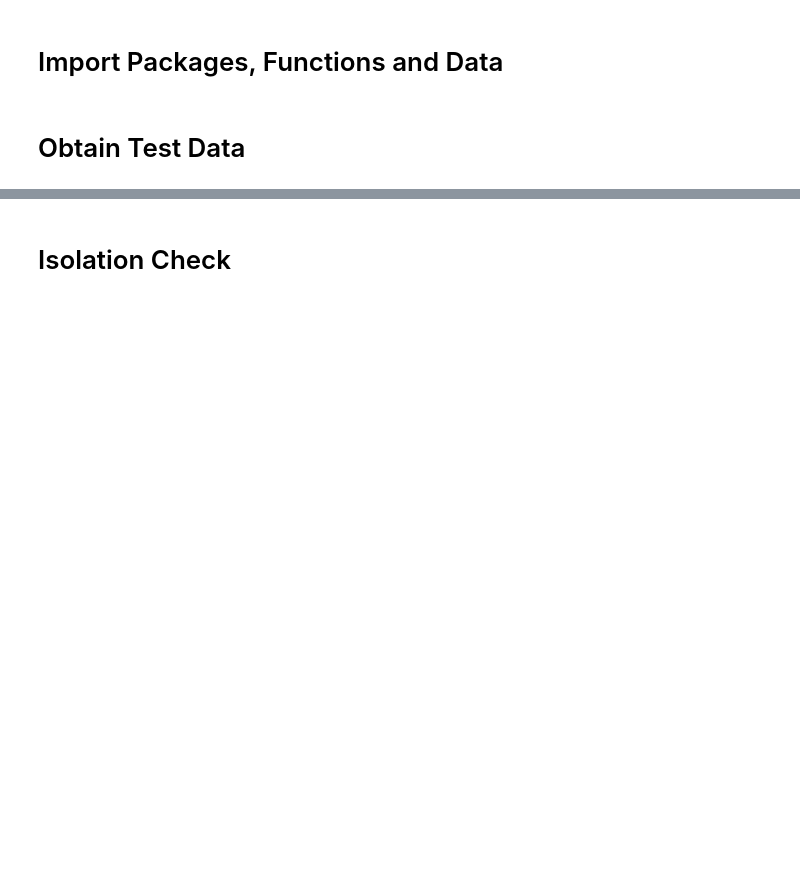
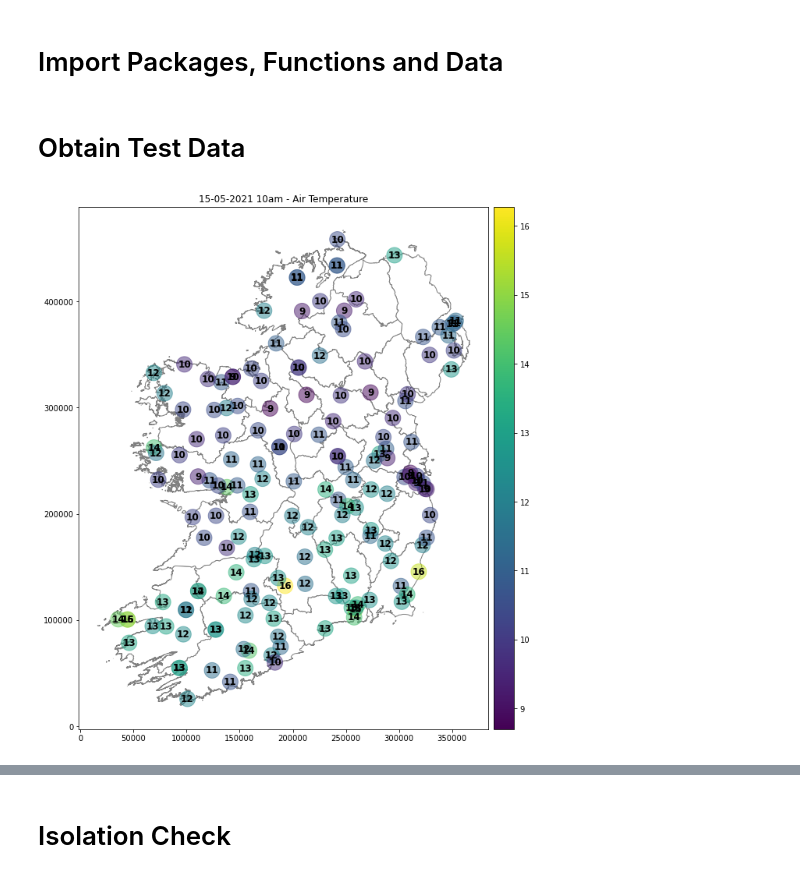
Before and after one commit to matt-nagle/Met-Eireann-QC, a Jupyter notebook: TITAN on WOW data.ipynb, the cells around one changed output, grey strips where cells are left out. Drawn from its saved outputs; the diff is of its cells as text; code cells hidden in the pictures; blank space fills up the shorter version.

```diff
--- a/TITAN on WOW data.ipynb
+++ b/TITAN on WOW data.ipynb
@@ -22,9 +22,13 @@ gdf_temp_wow, gdf_temp_official, gdf_temp_combined = isolate_data_of_interest(da
                                                                               month_of_interest="05",
                                                                               year_of_interest="2021",
                                                                               time_of_interest="10",
-                                                                              type_of_plot="Air Temperature",
-                                                                              add_elevation_bool=True)
+                                                                              type_of_data="Temperature",
+                                                                              add_elevation_bool=True,
+                                                                              remove_missing_val=True,
+                                                                              cols_to_remove_missing_val=["Air Temperature"])
 # %%
-# plot_wow_data(gdf_of_interest = gdf_temp_combined, type_of_plot = "Air Temperature",
-#               buffer_val = 0, flags = None)
+plot_wow_data(gdf_of_interest = gdf_temp_combined, type_of_plot = "Air Temperature",
+              buffer_val = 0, flags = None)
+# %% [output]
+[figure, added]
 # %%
```
Also changed, not shown: parts of 21 cells of this notebook, 1 other file.
